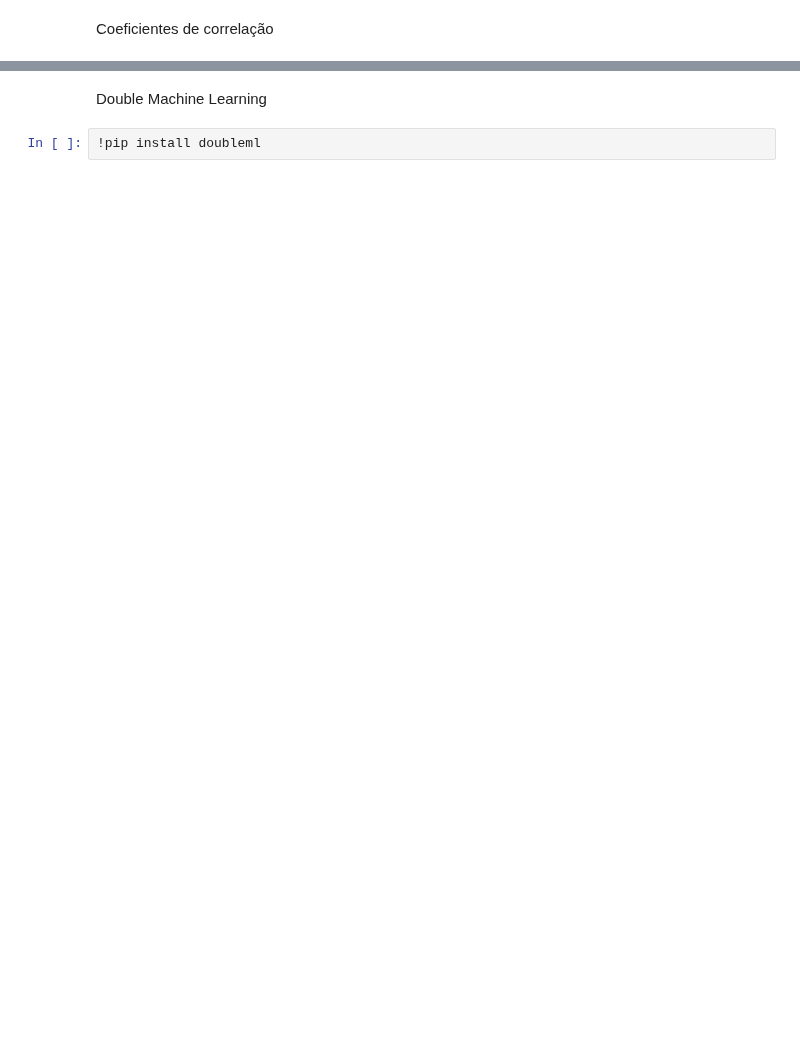
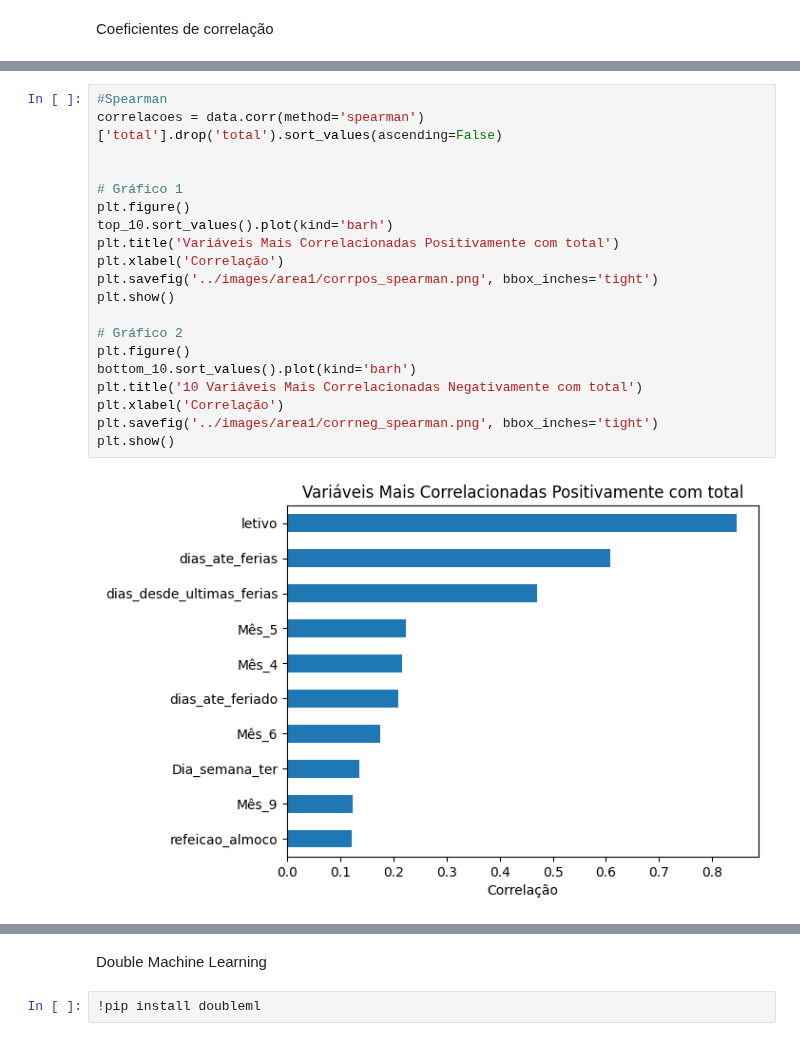
Before and after one commit to rafaelcarmanhani/projeto-ru, a Jupyter notebook: previsao/notebooks/Previsão_area1.ipynb, the cells around one changed output, grey strips where cells are left out. Saved outputs shown, nothing was run; the diff lists cells and outputs as text; blank space fills up the shorter version.

```diff
--- a/previsao/notebooks/Previsão_area1.ipynb
+++ b/previsao/notebooks/Previsão_area1.ipynb
@@ -128,0 +152,22 @@ plt.show()
+# %%
+#Spearman
+correlacoes = data.corr(method='spearman')['total'].drop('total').sort_values(ascending=False)
+
+
+# Gráfico 1
+plt.figure()
+top_10.sort_values().plot(kind='barh')
+plt.title('Variáveis Mais Correlacionadas Positivamente com total')
+plt.xlabel('Correlação')
+plt.savefig('../images/area1/corrpos_spearman.png', bbox_inches='tight')
+plt.show()
+
+# Gráfico 2
+plt.figure()
+bottom_10.sort_values().plot(kind='barh')
+plt.title('10 Variáveis Mais Correlacionadas Negativamente com total')
+plt.xlabel('Correlação')
+plt.savefig('../images/area1/corrneg_spearman.png', bbox_inches='tight')
+plt.show()
+# %% [output]
+[figure, added]
```
Also changed, not shown: parts of 40 cells of this notebook, 12 other files.
